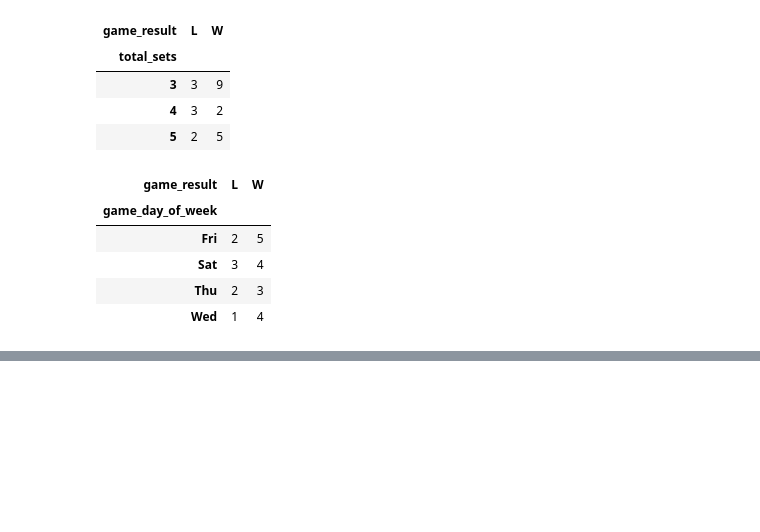
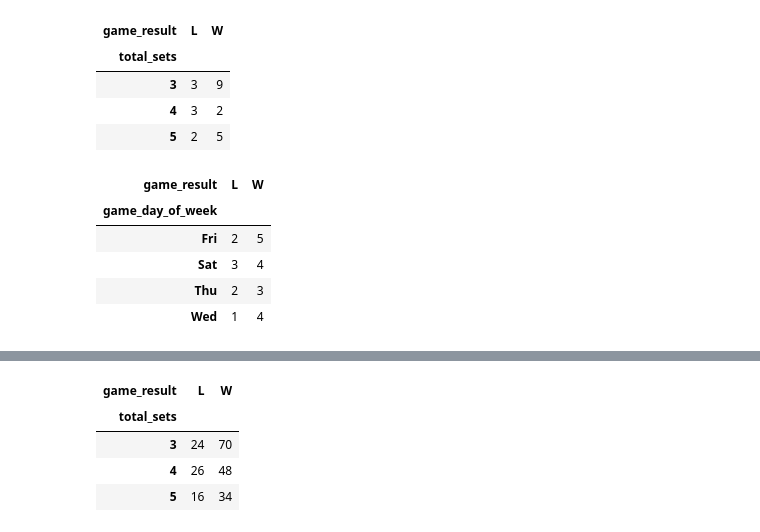
Before and after one commit to gcdean38/MSM_python, a Jupyter notebook: kcou/volleyball/w_volleyball.ipynb, the cells around one changed output, grey strips where cells are left out. Cells and saved outputs as stored; diff of their text form; code cells hidden in the pictures; blank space fills up the shorter version.

```diff
--- a/kcou/volleyball/w_volleyball.ipynb
+++ b/kcou/volleyball/w_volleyball.ipynb
@@ -128,0 +279,8 @@ pd.crosstab(index = volleyball_results_2020['game_day_of_week'], columns = volle
+# %%
+pd.crosstab(index = miz_hist_record['total_sets'], columns = miz_hist_record['game_result'])
+# %% [output]
+| game_result | L | W |
+| total_sets |  |  |
+| 3 | 24 | 70 |
+| 4 | 26 | 48 |
+| 5 | 16 | 34 |
```
Also changed, not shown: parts of 12 cells of this notebook, 2 other files.
